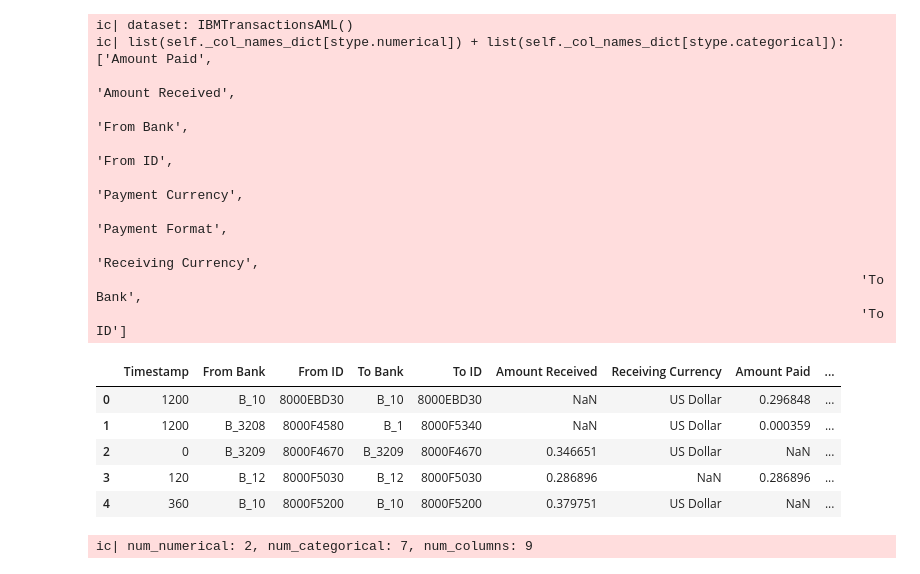
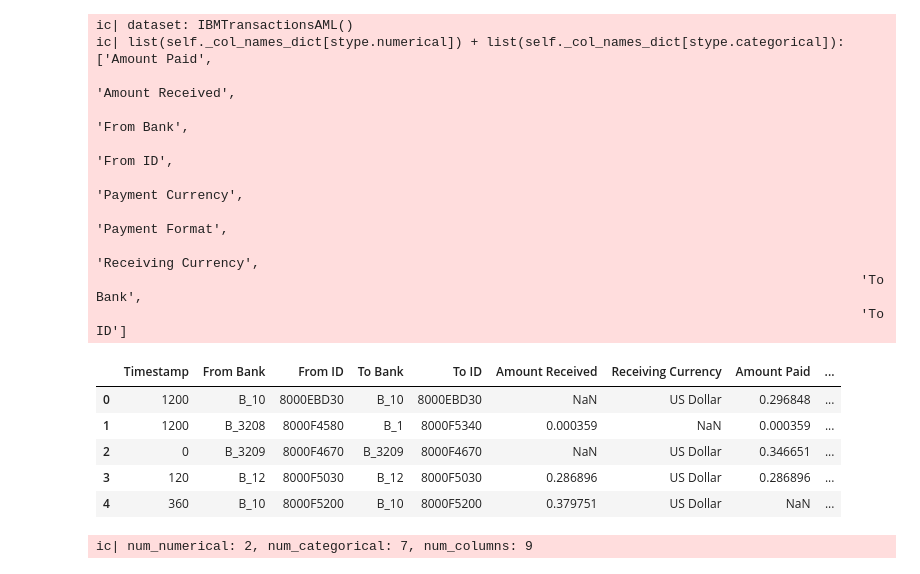
Before and after one commit to Atahanak/models-for-relational-multimodal-data, a Jupyter notebook: self-supervised.ipynb, the cells around one changed output. Drawn from its saved outputs; the diff is of its cells as text; code cells hidden in the pictures.

```diff
--- a/self-supervised.ipynb
+++ b/self-supervised.ipynb
@@ -29,11 +29,11 @@ num_layers = 4
 data_split = [0.6, 0.2, 0.2]
 split_type = "temporal"
 
-pretrain = True
+pretrain = 'mask'
 compile = True
 lr = 5e-4
 eps = 1e-8
-epochs = 20
+epochs = 15
 args = {
     "testing": False,
     "seed": seed,
@@ -62,28 +66,28 @@ wandb: Currently logged in as: aakyildiz. Use `wandb login --relogin` to force r
 # %%
 from src.datasets import IBMTransactionsAML
 #dataset = IBMTransactionsAML(root='/mnt/data/ibm-transactions-for-anti-money-laundering-aml/dummy.csv', pretrain=pretrain)
-dataset = IBMTransactionsAML(root='/mnt/data/ibm-transactions-for-anti-money-laundering-aml/HI-Small_Trans-cleaned.csv', pretrain=pretrain, split_type='temporal', splits=data_split)
+dataset = IBMTransactionsAML(root='/mnt/data/ibm-transactions-for-anti-money-laundering-aml/HI-Small_Trans-c.csv', pretrain=pretrain, split_type='temporal', splits=data_split)
 ic(dataset)
 dataset.materialize()
 num_numerical = len(dataset.tensor_frame.col_names_dict[stype.numerical])
 num_categorical = len(dataset.tensor_frame.col_names_dict[stype.categorical])
 dataset.df.head(5)
 # %% [output]
 ic| dataset: IBMTransactionsAML()
 ic| list(self._col_names_dict[stype.numerical]) + list(self._col_names_dict[stype.categorical]): ['Amount Paid',
                                                                                                   'Amount Received',
                                                                                                   'From Bank',
                                                                                                   'From ID',
                                                                                                   'Payment Currency',
                                                                                                   'Payment Format',
                                                                                                   'Receiving Currency',
                                                                                                   'To Bank',
                                                                                                   'To ID']
 |  | Timestamp | From Bank | From ID | To Bank | To ID | Amount Received | Receiving Currency | Amount Paid | ... |
 | 0 | 1200 | B_10 | 8000EBD30 | B_10 | 8000EBD30 | NaN | US Dollar | 0.296848 | ... |
-| 1 | 1200 | B_3208 | 8000F4580 | B_1 | 8000F5340 | NaN | US Dollar | 0.000359 | ... |
-| 2 | 0 | B_3209 | 8000F4670 | B_3209 | 8000F4670 | 0.346651 | US Dollar | NaN | ... |
-| 3 | 120 | B_12 | 8000F5030 | B_12 | 8000F5030 | 0.286896 | NaN | 0.286896 | ... |
+| 1 | 1200 | B_3208 | 8000F4580 | B_1 | 8000F5340 | 0.000359 | NaN | 0.000359 | ... |
+| 2 | 0 | B_3209 | 8000F4670 | B_3209 | 8000F4670 | NaN | US Dollar | 0.346651 | ... |
+| 3 | 120 | B_12 | 8000F5030 | B_12 | 8000F5030 | 0.286896 | US Dollar | 0.286896 | ... |
 | 4 | 360 | B_10 | 8000F5200 | B_10 | 8000F5200 | 0.379751 | US Dollar | NaN | ... |
 # %%
 num_columns = num_numerical + num_categorical
```
Also changed, not shown: parts of 3 cells of this notebook, 6 other files.
